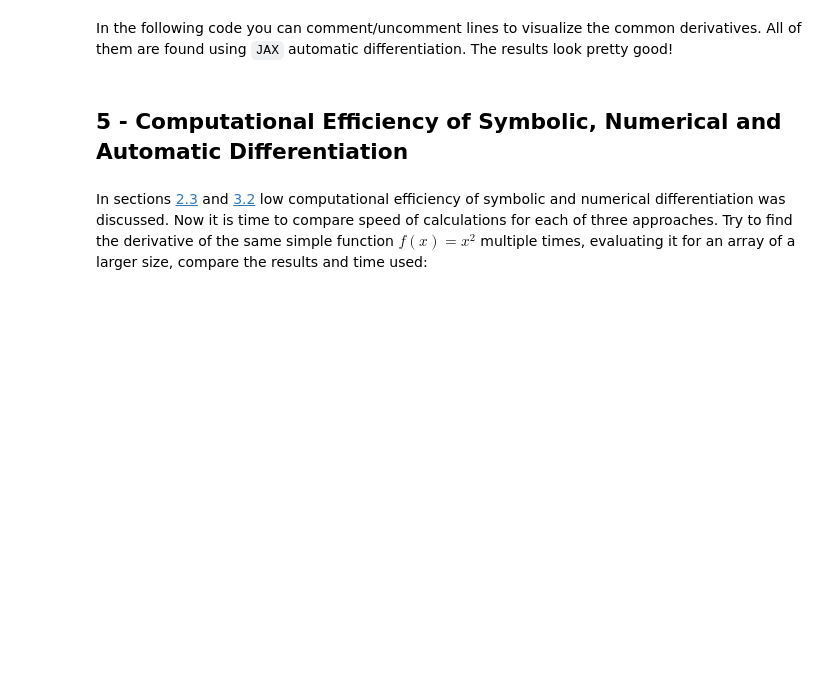
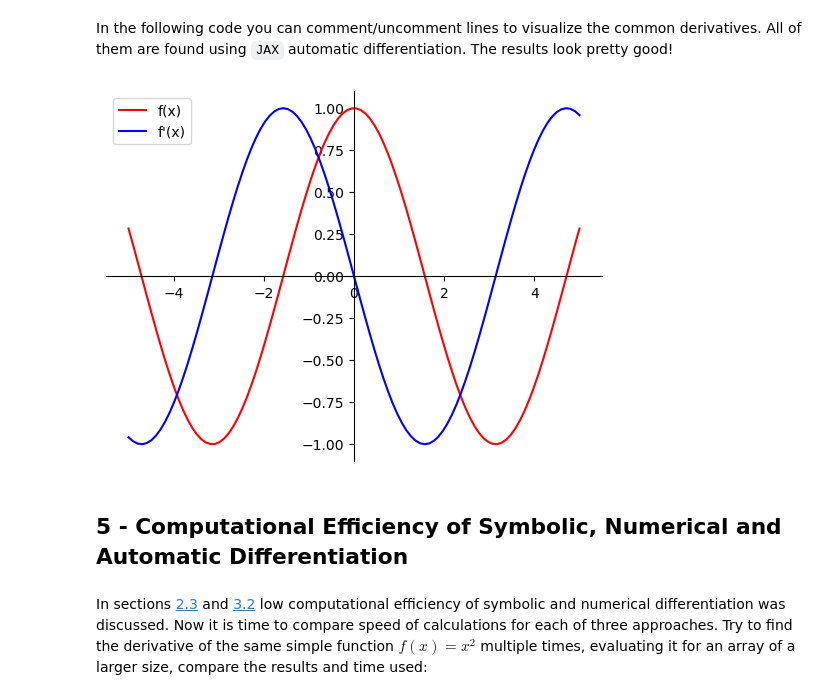
Before and after one commit to Adalberto-Machin/Projects_to_learn, a Jupyter notebook: math_for_ml/week5 derivatives/differentiation_in_python/C2_W1_Lab_1_differentiation_in_python.ipynb, the cells around one changed output. Saved outputs shown, nothing was run; the diff lists cells and outputs as text; code cells hidden in the pictures; blank space fills up the shorter version.

```diff
--- a/math_for_ml/week5 derivatives/differentiation_in_python/C2_W1_Lab_1_differentiation_in_python.ipynb
+++ b/math_for_ml/week5 derivatives/differentiation_in_python/C2_W1_Lab_1_differentiation_in_python.ipynb
@@ -408,16 +449,18 @@ In the following code you can comment/uncomment lines to visualize the common de
 # %%
 def g(x):
 #     return x**3
 #     return 2*x**3 - 3*x**2 + 5
 #     return 1/x
-#     return jnp.exp(x)
+    # return jnp.exp(x)
 #     return jnp.log(x)
 #     return jnp.sin(x)
-#     return jnp.cos(x)
-    return jnp.abs(x)
+    return jnp.cos(x)
+    # return jnp.abs(x)
 #     return jnp.abs(x)+jnp.sin(x)*jnp.cos(x)
 
 plot_f1_and_f2(g, vmap(grad(g)))
+# %% [output]
+[figure, added]
 # %% [markdown]
 <a name='5'></a>
 ## 5 - Computational Efficiency of Symbolic, Numerical and Automatic Differentiation
```
Also changed, not shown: parts of 19 cells of this notebook.
